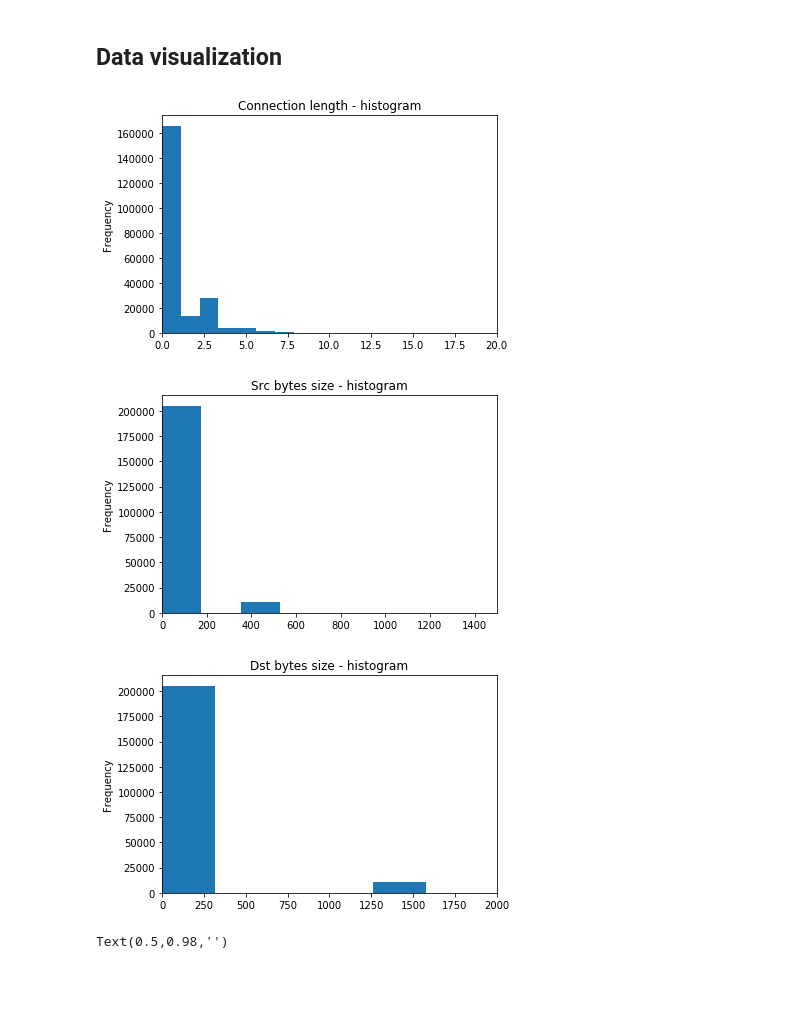
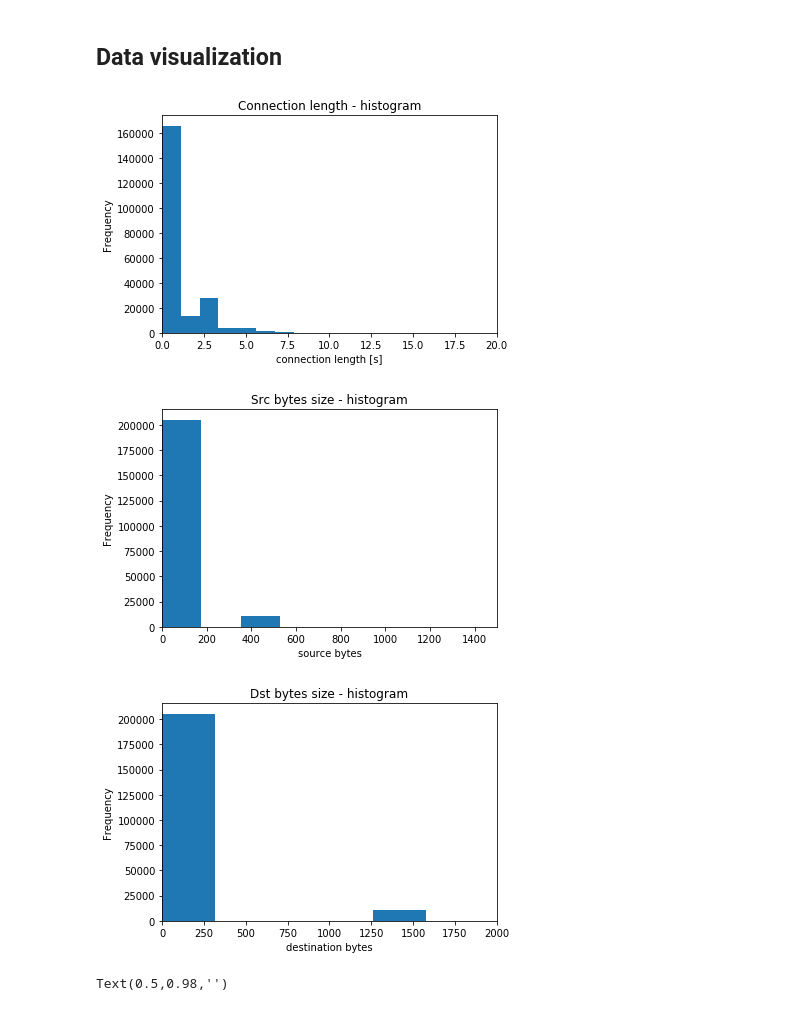
Before and after one commit to m4t22/ml_ids, a Jupyter notebook: Evaluation_of_algorithms.ipynb, the cells around one changed output. Drawn from its saved outputs; the diff is of its cells as text; code cells hidden in the pictures; blank space fills up the shorter version.

Commit message:
add labels to plots

```diff
--- a/Evaluation_of_algorithms.ipynb
+++ b/Evaluation_of_algorithms.ipynb
@@ -328,21 +329,24 @@ memory usage: 81.6+ MB
 # %%
 # hisotgrams
 
 #print(max(data['conn len']))
-data['conn len'].plot.hist(bins=500, xlim=[0,20], title="Connection length - histogram")
+ax = data['conn len'].plot.hist(bins=500, xlim=[0,20], title="Connection length - histogram")
+ax.set_xlabel("connection length [s]")
 plt.show()
 
 #print(max(data['src bytes']))
-data['src bytes'].plot.hist(bins=500, xlim=[0,1500], title="Src bytes size - histogram")
+ax = data['src bytes'].plot.hist(bins=500, xlim=[0,1500], title="Src bytes size - histogram")
+ax.set_xlabel("source bytes")
 plt.show()
 
 #print(max(data['dst bytes']))
-data['dst bytes'].plot.hist(bins=500, xlim=[0,2000], title="Dst bytes size - histogram")
+ax = data['dst bytes'].plot.hist(bins=500, xlim=[0,2000], title="Dst bytes size - histogram")
+ax.set_xlabel("destination bytes")
 plt.show()
 # %% [output]
-[figure, old version]
+[figure, new version]
-[figure, old version]
+[figure, new version]
-[figure, old version]
+[figure, new version]
 # %%
 # boxplots
 data.boxplot(column='conn len', by='service')
```
Also changed, not shown: parts of 1 cell of this notebook.
